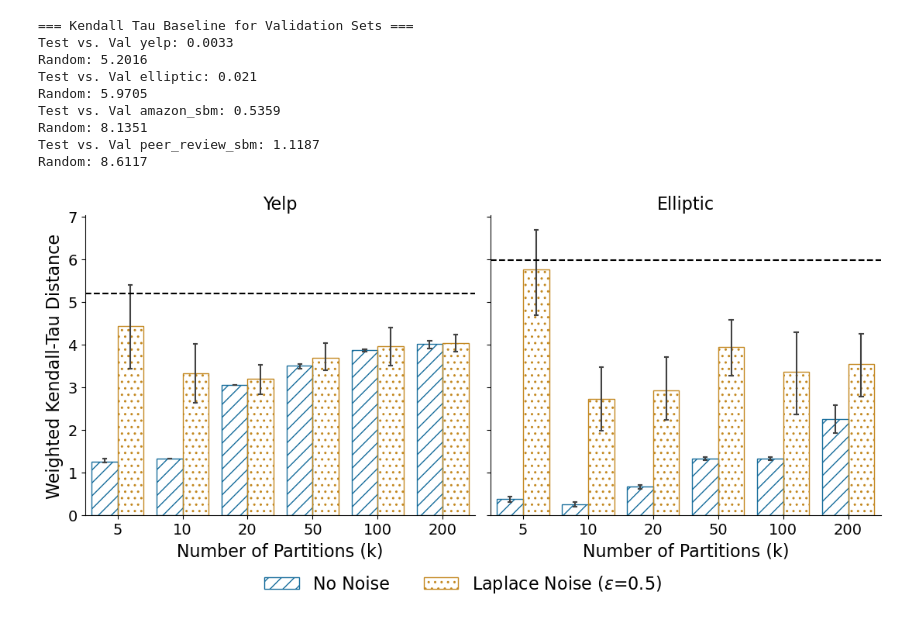
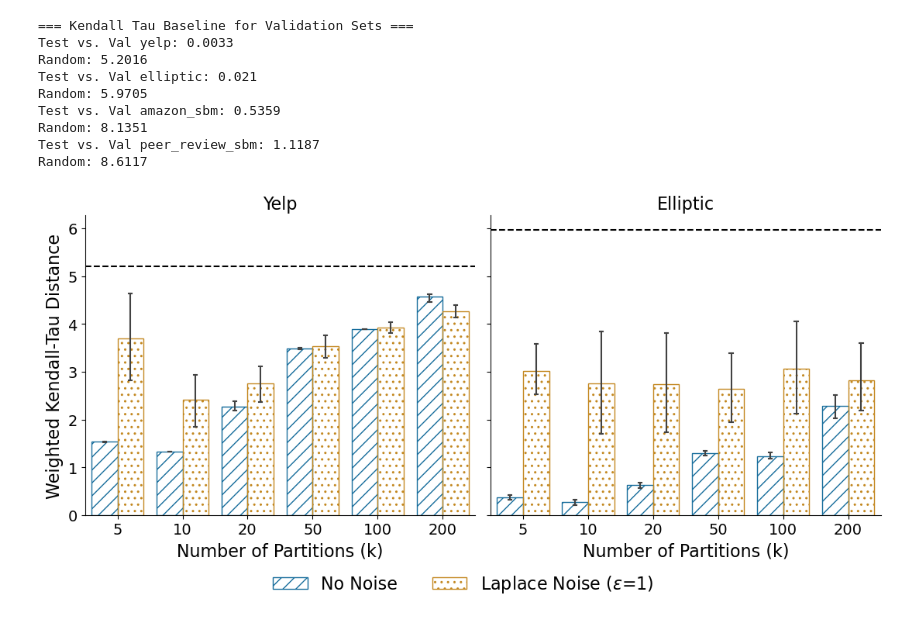
Before and after one commit to akgoldberg/private_fraud_benchmarking, a Jupyter notebook: visualizations.ipynb, the cells around one changed output. Saved outputs shown, nothing was run; the diff lists cells and outputs as text; code cells hidden in the pictures.

```diff
--- a/visualizations.ipynb
+++ b/visualizations.ipynb
@@ -156,9 +157,9 @@ def plot_k_vs_kendalltau(df, sub_rate, datasets, eps, random_baselines):
 
     plt.show()
 # %%
-SUB_RATE = 0.25
+SUB_RATE = 0.5
 DATASETS = ['yelp', 'elliptic']
 # %%
-plot_k_vs_kendalltau(df, SUB_RATE, DATASETS, 5., random_baselines)
+plot_k_vs_kendalltau(df, SUB_RATE, DATASETS, 10., random_baselines)
 # %% [output]
-[figure, old version]
+[figure, new version]
```
Also changed, not shown: parts of 14 cells of this notebook, 10 other files.
